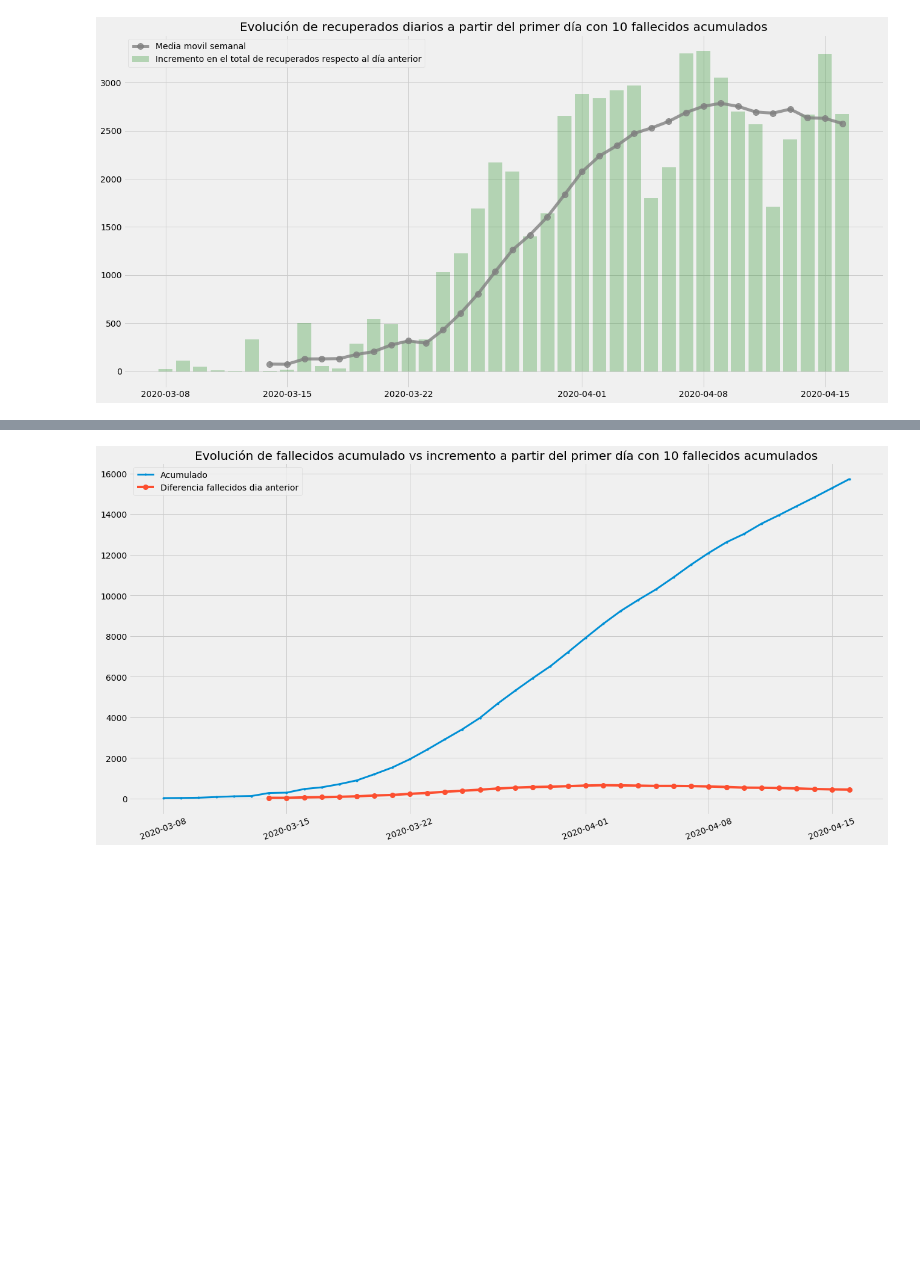
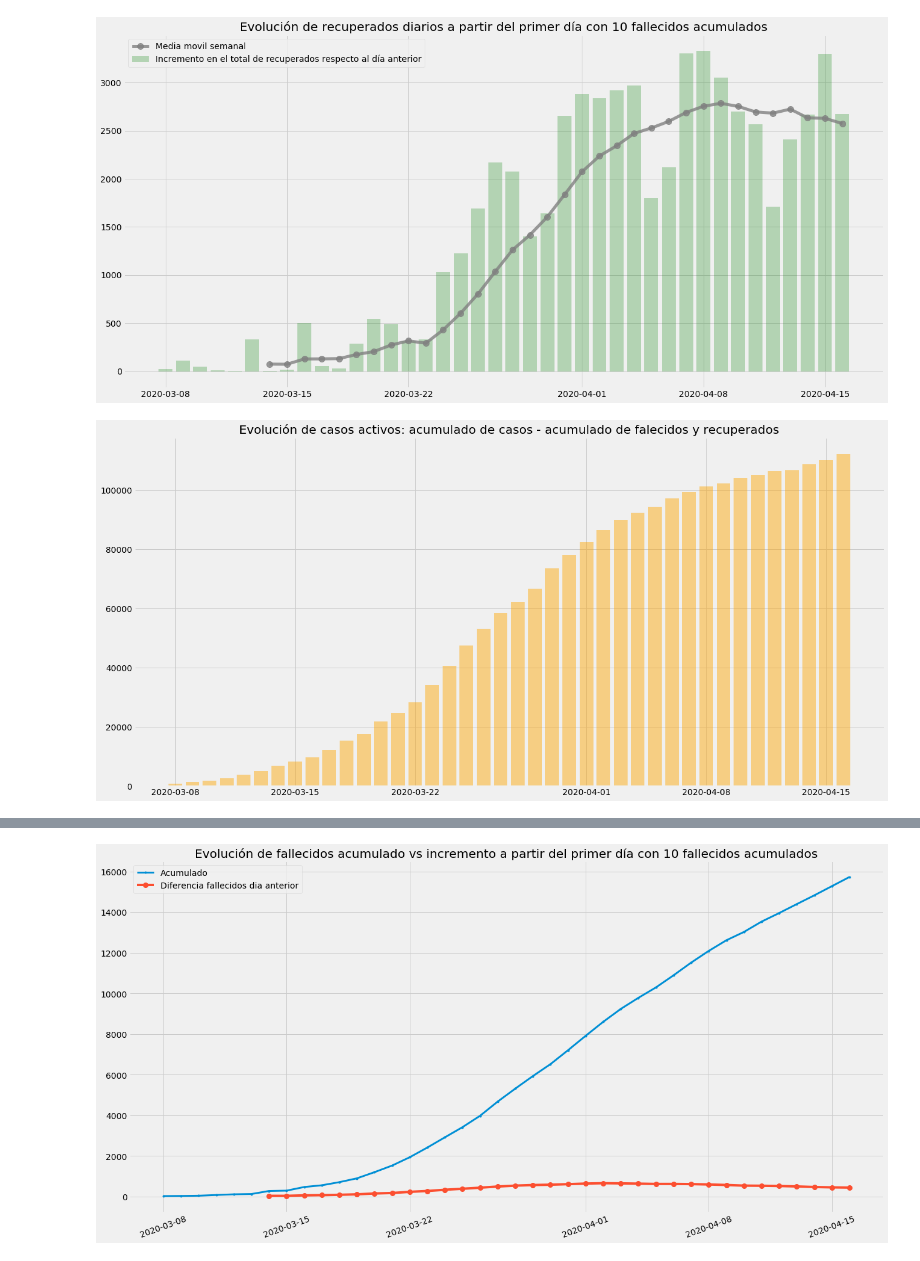
Before and after one commit to guille-arguello/covid19_spain, a Jupyter notebook: COVID-19 Spain daily analysis.ipynb, the cells around one changed output, grey strips where cells are left out. Drawn from its saved outputs; the diff is of its cells as text; code cells hidden in the pictures; blank space fills up the shorter version.

```diff
--- a/COVID-19 Spain daily analysis.ipynb
+++ b/COVID-19 Spain daily analysis.ipynb
@@ -235,4 +235,21 @@ ax1.legend()
 plt.savefig(r'C:\Users\guillermo.arguello\Documents\GitHub\covid19_spain\resources\imagenes\recuperados.png');
 # %% [output]
 [figure]
+# %%
+# Let's build our plot
+# Set up plot
+fig, ax1 = plt.subplots(figsize=(20,10))
+ax2 = ax1 # set up the 2nd axis
+
+#Next lines plot the bar chat part of the plot
+ax2.bar(data_es.index, data_es["Casos"] - data_es["Fallecidos"] - data_es["Recuperados"],
+        width=0.8, alpha=0.45, color='orange')
+
+ax1.grid(b=True) #Turn on grid
+
+#set up the title and legend
+ax1.set_title('Evolución de casos activos: acumulado de casos - acumulado de falecidos y recuperados')
+plt.savefig(r'C:\Users\guillermo.arguello\Documents\GitHub\covid19_spain\resources\imagenes\casos_activos.png');
+# %% [output]
+[figure, added]
 # %%
```
Also changed, not shown: parts of 18 cells of this notebook, 2 other files.
